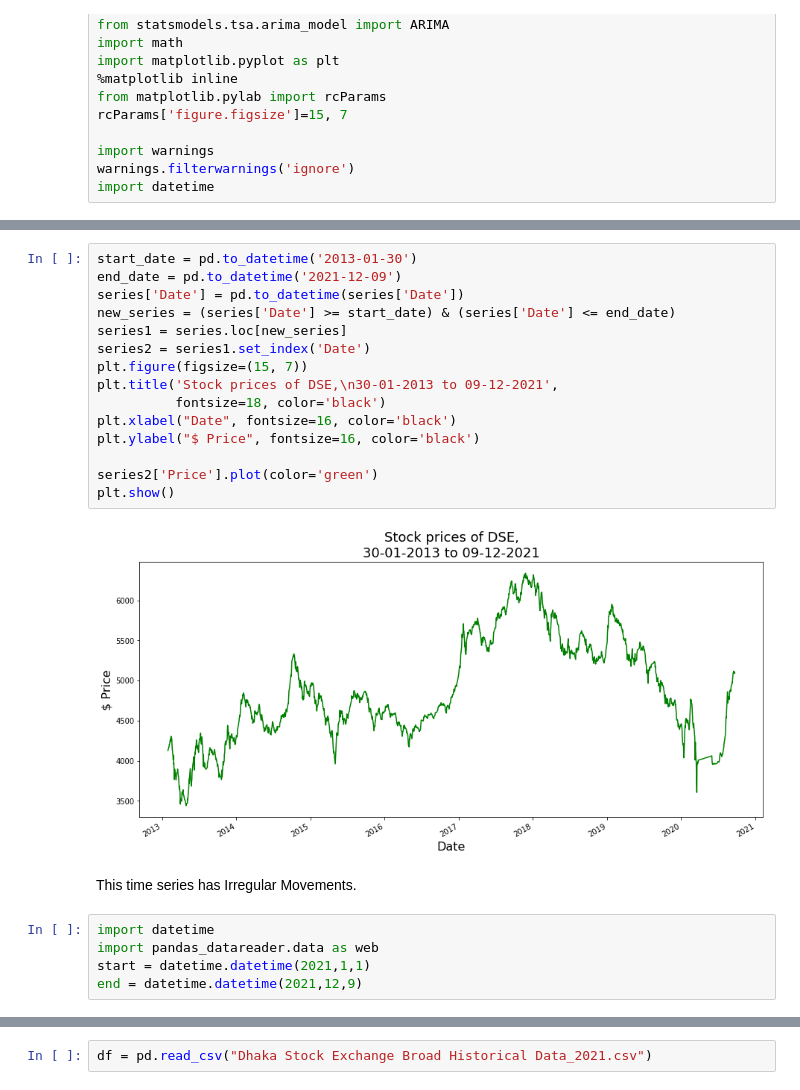
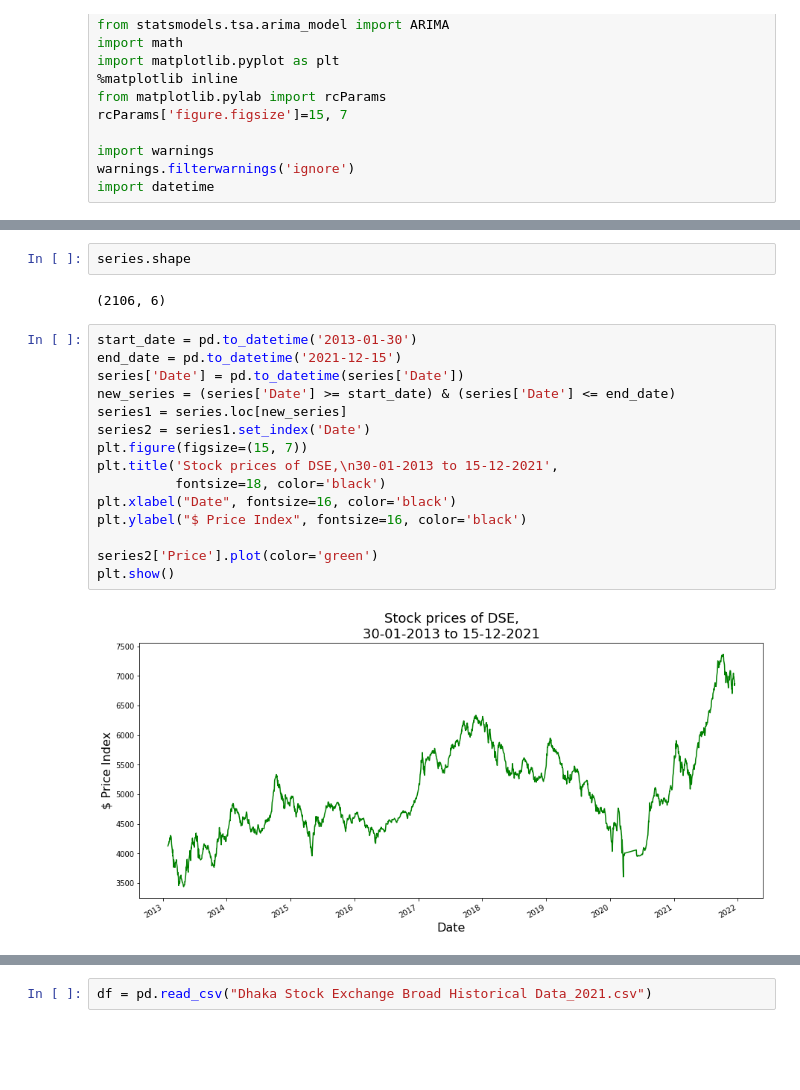
Before and after one commit to mrazzaqe/Machine-Learing, a Jupyter notebook: TimeSeriesAnalysisAssignment.ipynb, the cells around one changed output, grey strips where cells are left out. Saved outputs shown, nothing was run; the diff lists cells and outputs as text; blank space fills up the shorter version.

```diff
--- a/TimeSeriesAnalysisAssignment.ipynb
+++ b/TimeSeriesAnalysisAssignment.ipynb
@@ -44,24 +42,21 @@ series.head()
+# %%
+series.shape
+# %% [output]
+(2106, 6)
 # %%
 start_date = pd.to_datetime('2013-01-30')
-end_date = pd.to_datetime('2021-12-09')
+end_date = pd.to_datetime('2021-12-15')
 series['Date'] = pd.to_datetime(series['Date'])
 new_series = (series['Date'] >= start_date) & (series['Date'] <= end_date)
 series1 = series.loc[new_series]
 series2 = series1.set_index('Date')
 plt.figure(figsize=(15, 7))
-plt.title('Stock prices of DSE,\n30-01-2013 to 09-12-2021',
+plt.title('Stock prices of DSE,\n30-01-2013 to 15-12-2021',
           fontsize=18, color='black')
 plt.xlabel("Date", fontsize=16, color='black')
-plt.ylabel("$ Price", fontsize=16, color='black')
+plt.ylabel("$ Price Index", fontsize=16, color='black')
 
 series2['Price'].plot(color='green')
 plt.show()
 # %% [output]
-[figure, old version]
+[figure, new version]
-# %% [markdown]
-This time series has Irregular Movements.
-# %%
-import datetime
-import pandas_datareader.data as web
-start = datetime.datetime(2021,1,1)
-end = datetime.datetime(2021,12,9)
```
Also changed, not shown: parts of 13 cells of this notebook, 10 other files.
